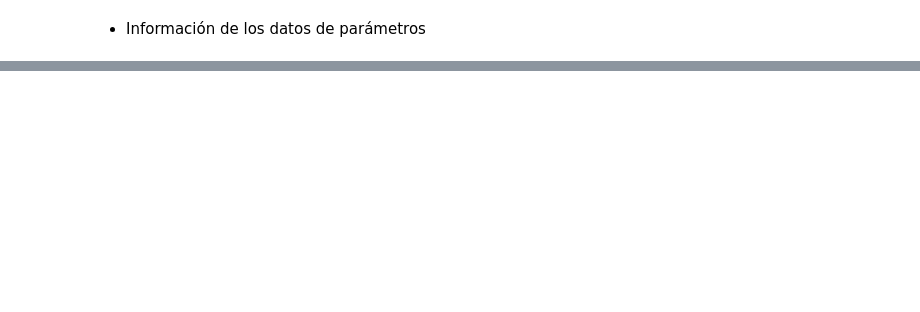
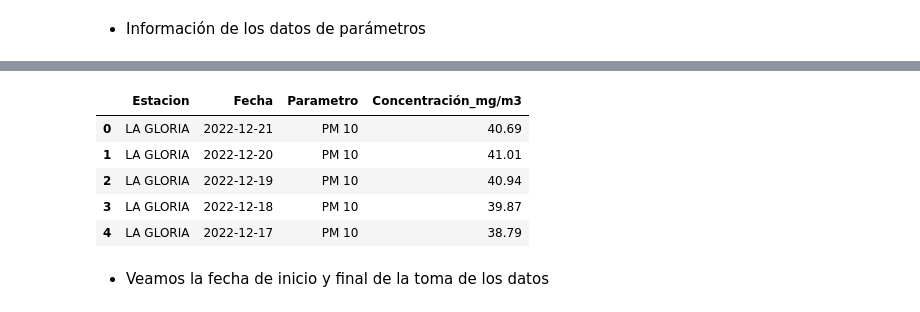
Before and after one commit to cdeoroaguado/jb_aet_pm10_25, a Jupyter notebook: _sources/1_etl.ipynb, the cells around one changed output, grey strips where cells are left out. Cells and saved outputs as stored; diff of their text form; code cells hidden in the pictures; blank space fills up the shorter version.

```diff
--- a/_sources/1_etl.ipynb
+++ b/_sources/1_etl.ipynb
@@ -183,0 +179,14 @@ df_2.head(20)
+# %%
+df_pm_10 = datos_recopilados[datos_recopilados['Parametro']=='PM 10']
+df_pm_10 = df_pm_10.drop_duplicates(subset=['Fecha','Estacion'], keep='first')
+
+df_pm_10.head()
+# %% [output]
+|  | Estacion | Fecha | Parametro | Concentración_mg/m3 |
+| 0 | LA GLORIA | 2022-12-21 | PM 10 | 40.69 |
+| 1 | LA GLORIA | 2022-12-20 | PM 10 | 41.01 |
+| 2 | LA GLORIA | 2022-12-19 | PM 10 | 40.94 |
+| 3 | LA GLORIA | 2022-12-18 | PM 10 | 39.87 |
+| 4 | LA GLORIA | 2022-12-17 | PM 10 | 38.79 |
+# %% [markdown]
+* Veamos la fecha de inicio y final de la toma de los datos
```
Also changed, not shown: parts of 27 cells of this notebook, 9 other files.
